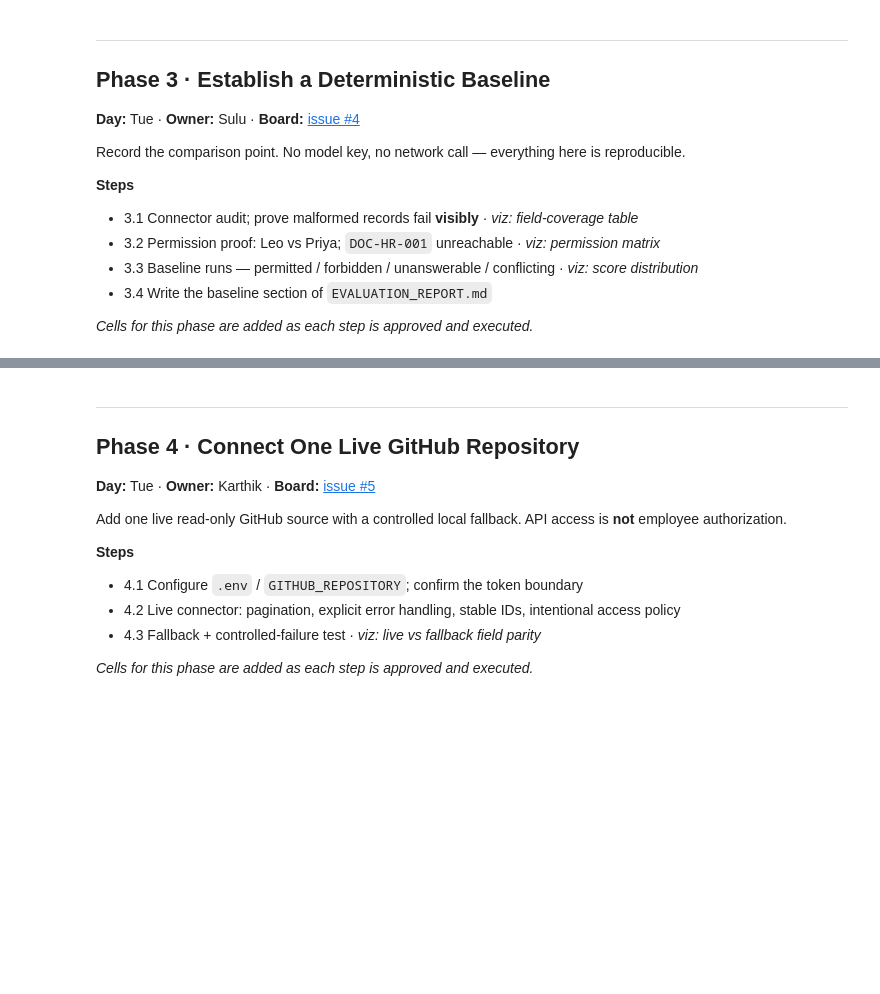
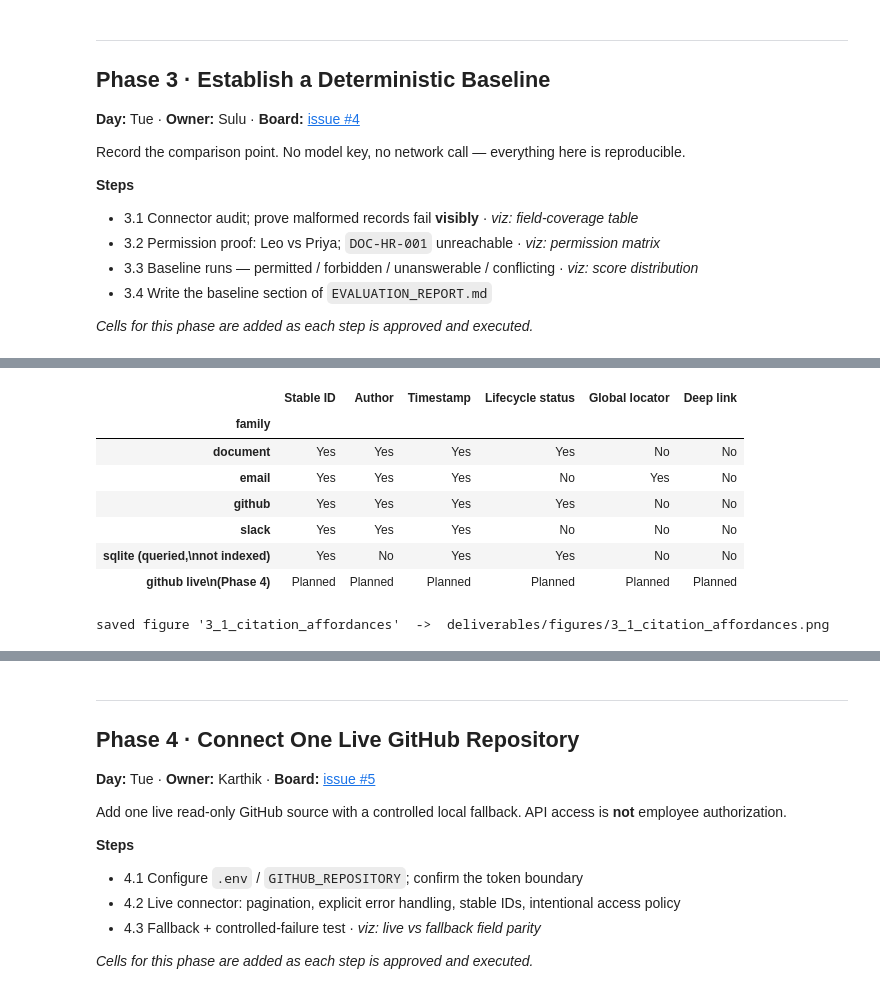
Before and after one commit to sulugambari/ai-agent-project, a Jupyter notebook: notebooks/northstar_build.ipynb, the cells around one changed output, grey strips where cells are left out. Cells and saved outputs as stored; diff of their text form; code cells hidden in the pictures; blank space fills up the shorter version.

```diff
--- a/notebooks/northstar_build.ipynb
+++ b/notebooks/northstar_build.ipynb
@@ -1239,0 +1307,79 @@ Record the comparison point. No model key, no network call — everything here i
+# %%
+# --- Figure: what each source family can support in a citation -----------
+# WHAT: the citation affordances each family actually provides.
+# WHY:  a coverage chart of the SHARED contract fields is uninformative here -
+#       every family populates all of them, which the assertion above already
+#       proves. What genuinely varies, and what determines what a citation can
+#       promise, is the family-specific metadata. This is also the baseline the
+#       Phase 4 live connector must beat: it is the only source that can offer a
+#       real deep link.
+def has_meta(family, key):
+    group = [d for d in documents if d.source_type == family]
+    return bool(group) and all(d.metadata.get(key) not in (None, "") for d in group)
+
+FAMILIES = ["document", "email", "github", "slack"]
+AFFORDANCES = ["Stable ID", "Author", "Timestamp", "Lifecycle status",
+               "Global locator", "Deep link"]
+
+rows = []
+for fam in FAMILIES:
+    group = [d for d in documents if d.source_type == fam]
+    rows.append({
+        "family": fam,
+        "Stable ID":        "Yes",
+        "Author":           "Yes" if all(d.author for d in group) else "No",
+        "Timestamp":        "Yes" if all(d.occurred_at for d in group) else "No",
+        # lifecycle status: documents carry status=current/archived, github carries state
+        "Lifecycle status": "Yes" if (has_meta(fam, "status") or has_meta(fam, "state")) else "No",
+        # a locator that identifies the record OUTSIDE this repository
+        "Global locator":   "Yes" if fam == "email" else "No",   # RFC 5322 Message-ID
+        "Deep link":        "No",
+    })
+# Rows that are not CompanyDocuments, recorded so the picture is not misleading
+rows.append({"family": "sqlite (queried,\nnot indexed)", "Stable ID": "Yes", "Author": "No",
+             "Timestamp": "Yes", "Lifecycle status": "Yes", "Global locator": "No", "Deep link": "No"})
+rows.append({"family": "github live\n(Phase 4)", "Stable ID": "Planned", "Author": "Planned",
+             "Timestamp": "Planned", "Lifecycle status": "Planned", "Global locator": "Planned",
+             "Deep link": "Planned"})
+
+afford = pd.DataFrame(rows)
+display(afford.set_index("family"))
+
+long = afford.melt(id_vars="family", var_name="affordance", value_name="available")
+AV_COLORS = {"Yes": COLORS["allow"], "No": "#EEF2F7", "Planned": COLORS["partial"]}
+abase = alt.Chart(long).encode(
+    x=alt.X("affordance:N", title=None, sort=AFFORDANCES,
+            axis=alt.Axis(orient="top", labelAngle=0, labelFontSize=10,
+                          labelExpr="split(datum.label, ' ')", labelPadding=22,
+                          grid=False, ticks=False)),
+    y=alt.Y("family:N", title=None, sort=list(afford.family),
+            axis=alt.Axis(grid=False, ticks=False, labelFontSize=10)),
+)
+cov_fig = (
+    abase.mark_rect(stroke="white", strokeWidth=2).encode(
+        color=alt.Color("available:N",
+                        scale=alt.Scale(domain=list(AV_COLORS), range=list(AV_COLORS.values())),
+                        legend=alt.Legend(title=None, orient="bottom")),
+        tooltip=["family", "affordance", "available"])
+    + abase.mark_text(fontSize=9, fontWeight="bold").encode(
+        text="available:N",
+        color=alt.condition(alt.datum.available == "No", alt.value("#94A3B8"), alt.value("white")))
+).properties(width=400, height=180,
+             title=alt.TitleParams("What each source can support in a citation",
+                                   subtitle="All 15 records populate every shared contract field; what varies is the family-specific metadata"))
+save_chart(cov_fig, "3_1_citation_affordances",
+           caption="Every record populates all six permission- and citation-critical contract "
+                   "fields. What varies by family is what a citation can promise: only email "
+                   "carries a globally unique locator, and no local source offers a deep link - "
+                   "the live GitHub connector in Phase 4 will be the only one that can.")
+cov_fig
+# %% [output]
+|  | Stable ID | Author | Timestamp | Lifecycle status | Global locator | Deep link |
+| family |  |  |  |  |  |  |
+| document | Yes | Yes | Yes | Yes | No | No |
+| email | Yes | Yes | Yes | No | Yes | No |
+| github | Yes | Yes | Yes | Yes | No | No |
+| slack | Yes | Yes | Yes | No | No | No |
+| sqlite (queried,\nnot indexed) | Yes | No | Yes | Yes | No | No |
+| github live\n(Phase 4) | Planned | Planned | Planned | Planned | Planned | Planned |
+saved figure '3_1_citation_affordances'  ->  deliverables/figures/3_1_citation_affordances.png
```
Also changed, not shown: parts of 5 cells of this notebook, 3 other files.
